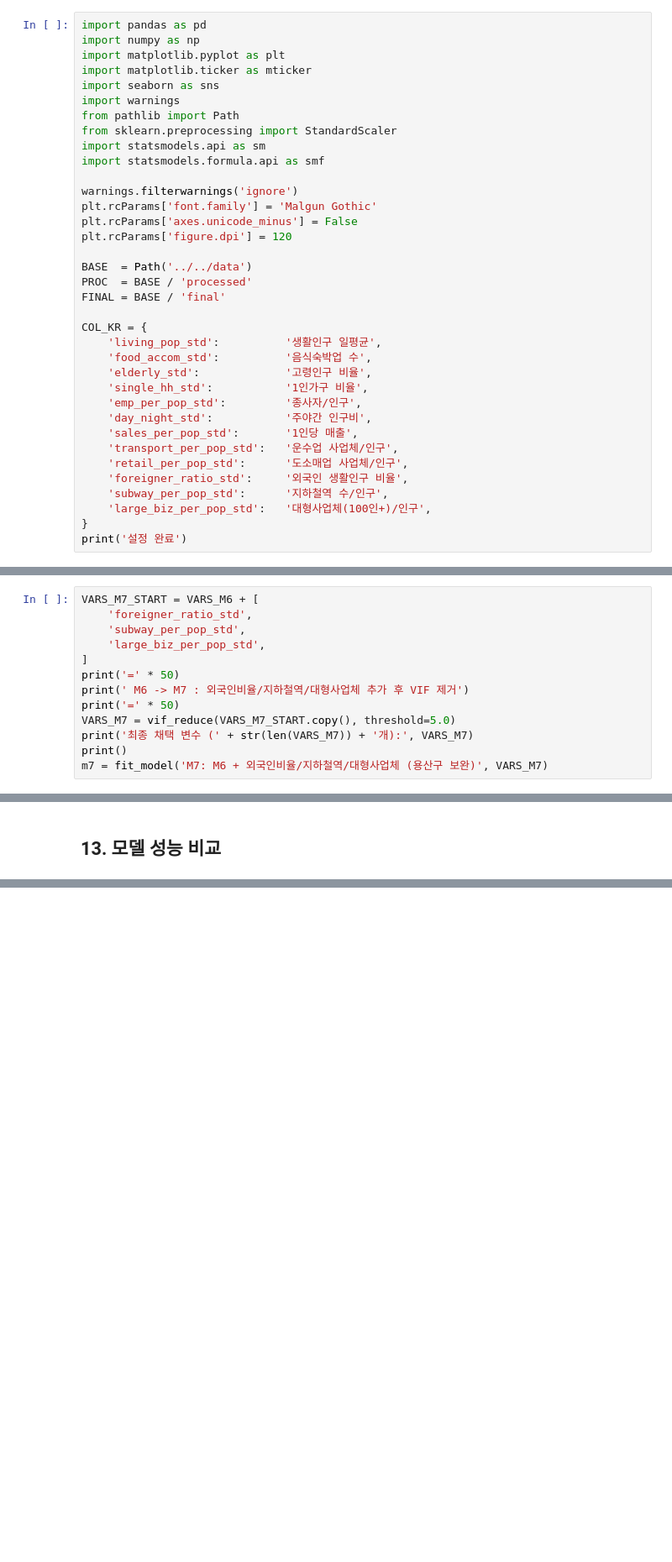
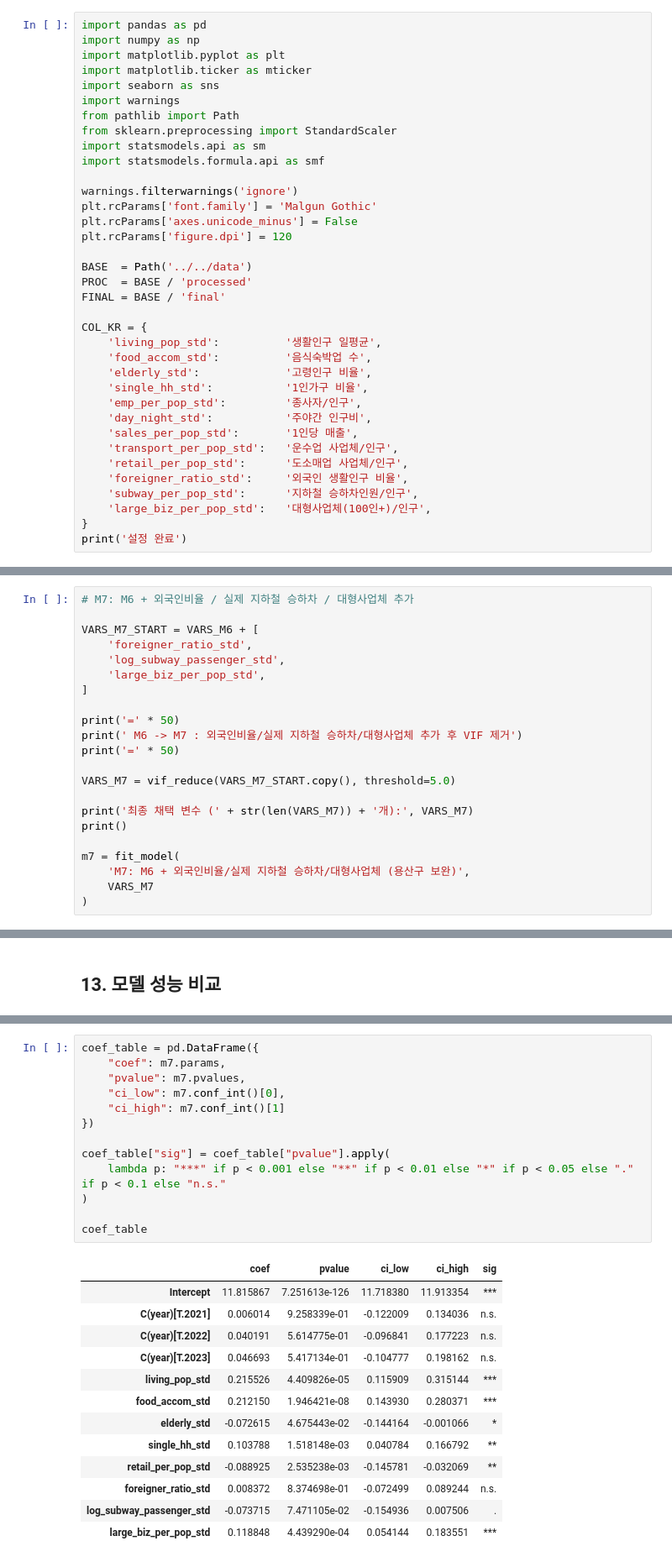
Before and after one commit to seoyeon435/seoul-bigdata, a Jupyter notebook: notebooks/02_analysis/03_regression.ipynb, the cells around one changed output, grey strips where cells are left out. Shown at 84% size. Cells and saved outputs as stored; diff of their text form; blank space fills up the shorter version.

```diff
--- a/notebooks/02_analysis/03_regression.ipynb
+++ b/notebooks/02_analysis/03_regression.ipynb
@@ -46,7 +46,7 @@ COL_KR = {
     'transport_per_pop_std':   '운수업 사업체/인구',
     'retail_per_pop_std':      '도소매업 사업체/인구',
     'foreigner_ratio_std':     '외국인 생활인구 비율',
-    'subway_per_pop_std':      '지하철역 수/인구',
+    'subway_per_pop_std':      '지하철 승하차인원/인구',
     'large_biz_per_pop_std':   '대형사업체(100인+)/인구',
 }
 print('설정 완료')
@@ -281,13 +529,22 @@ m6 = fit_model('M6: M5 + 물류/도소매 (강서구 보완)', VARS_M6)
 # %%
+# M7: M6 + 외국인비율 / 실제 지하철 승하차 / 대형사업체 추가
+
 VARS_M7_START = VARS_M6 + [
     'foreigner_ratio_std',
-    'subway_per_pop_std',
+    'log_subway_passenger_std',
     'large_biz_per_pop_std',
 ]
+
 print('=' * 50)
-print(' M6 -> M7 : 외국인비율/지하철역/대형사업체 추가 후 VIF 제거')
+print(' M6 -> M7 : 외국인비율/실제 지하철 승하차/대형사업체 추가 후 VIF 제거')
 print('=' * 50)
+
 VARS_M7 = vif_reduce(VARS_M7_START.copy(), threshold=5.0)
+
 print('최종 채택 변수 (' + str(len(VARS_M7)) + '개):', VARS_M7)
 print()
-m7 = fit_model('M7: M6 + 외국인비율/지하철역/대형사업체 (용산구 보완)', VARS_M7)
+
+m7 = fit_model(
+    'M7: M6 + 외국인비율/실제 지하철 승하차/대형사업체 (용산구 보완)',
+    VARS_M7
+)
@@ -359,0 +646,27 @@ plt.tight_layout(); plt.show()
+# %%
+coef_table = pd.DataFrame({
+    "coef": m7.params,
+    "pvalue": m7.pvalues,
+    "ci_low": m7.conf_int()[0],
+    "ci_high": m7.conf_int()[1]
+})
+
+coef_table["sig"] = coef_table["pvalue"].apply(
+    lambda p: "***" if p < 0.001 else "**" if p < 0.01 else "*" if p < 0.05 else "." if p < 0.1 else "n.s."
+)
+
+coef_table
+# %% [output]
+|  | coef | pvalue | ci_low | ci_high | sig |
+| Intercept | 11.815867 | 7.251613e-126 | 11.718380 | 11.913354 | *** |
+| C(year)[T.2021] | 0.006014 | 9.258339e-01 | -0.122009 | 0.134036 | n.s. |
+| C(year)[T.2022] | 0.040191 | 5.614775e-01 | -0.096841 | 0.177223 | n.s. |
+| C(year)[T.2023] | 0.046693 | 5.417134e-01 | -0.104777 | 0.198162 | n.s. |
+| living_pop_std | 0.215526 | 4.409826e-05 | 0.115909 | 0.315144 | *** |
+| food_accom_std | 0.212150 | 1.946421e-08 | 0.143930 | 0.280371 | *** |
+| elderly_std | -0.072615 | 4.675443e-02 | -0.144164 | -0.001066 | * |
+| single_hh_std | 0.103788 | 1.518148e-03 | 0.040784 | 0.166792 | ** |
+| retail_per_pop_std | -0.088925 | 2.535238e-03 | -0.145781 | -0.032069 | ** |
+| foreigner_ratio_std | 0.008372 | 8.374698e-01 | -0.072499 | 0.089244 | n.s. |
+| log_subway_passenger_std | -0.073715 | 7.471105e-02 | -0.154936 | 0.007506 | . |
+| large_biz_per_pop_std | 0.118848 | 4.439290e-04 | 0.054144 | 0.183551 | *** |
```
Also changed, not shown: parts of 30 cells of this notebook.
